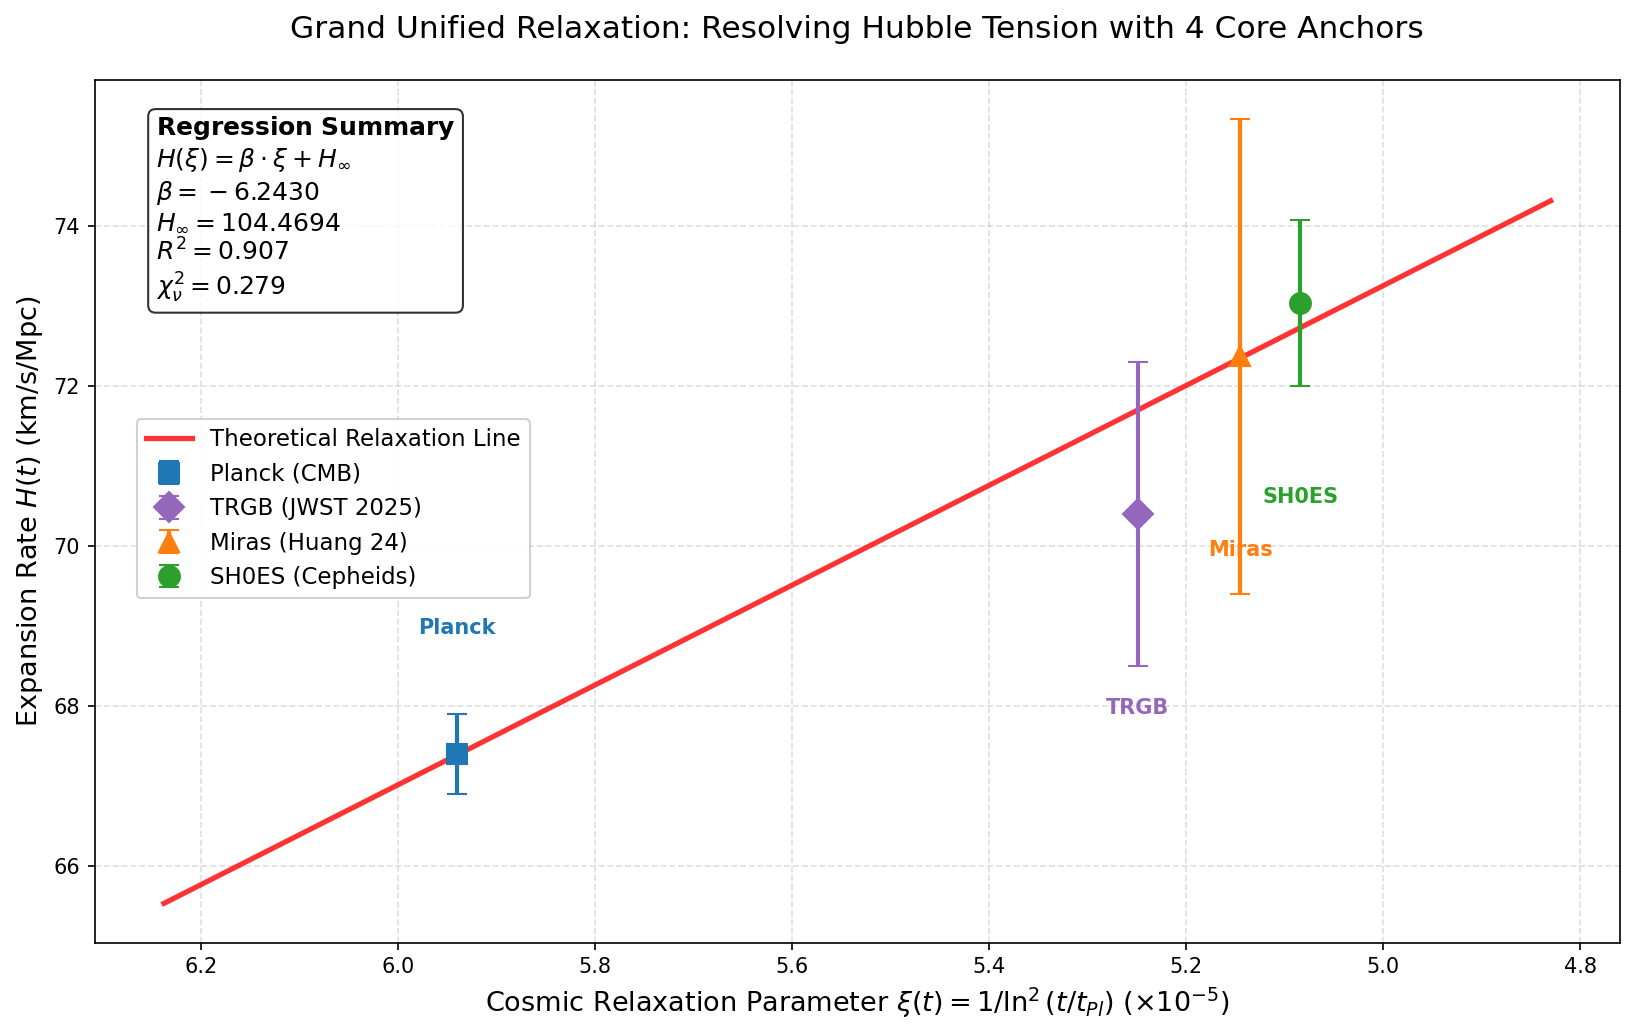
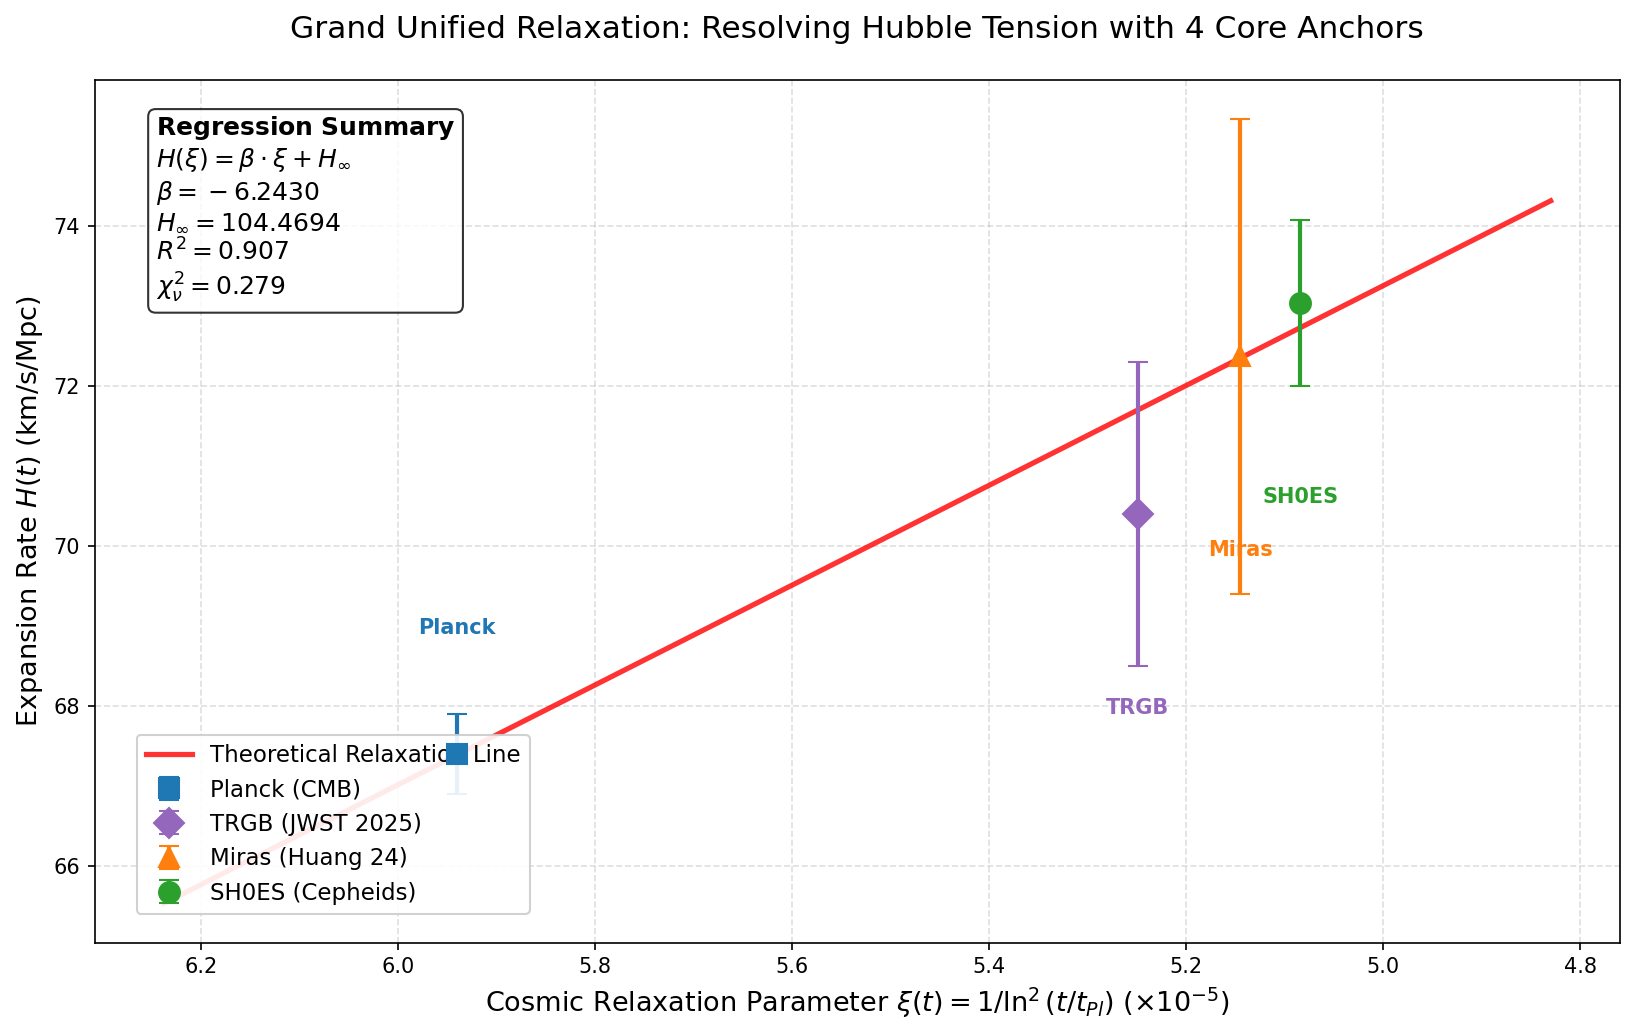
Code edit (unified diff) that turned the first committed figure into the second:
--- before
+++ after
@@ -53,5 +53,5 @@
              ha='center', fontsize=10, fontweight='bold', color=anchors[name]['color'])
 
-plt.legend(loc='upper left', bbox_to_anchor=(0.02, 0.66), fontsize=11, framealpha=0.9)
+plt.legend(loc='lower left', bbox_to_anchor=(0.02, 0.02), fontsize=11, framealpha=0.9)
 
 stats_text = '\n'.join((

Commit: Figure 7 (fig19_jwst_h0_anchors) legend: upper-left -> lower-left